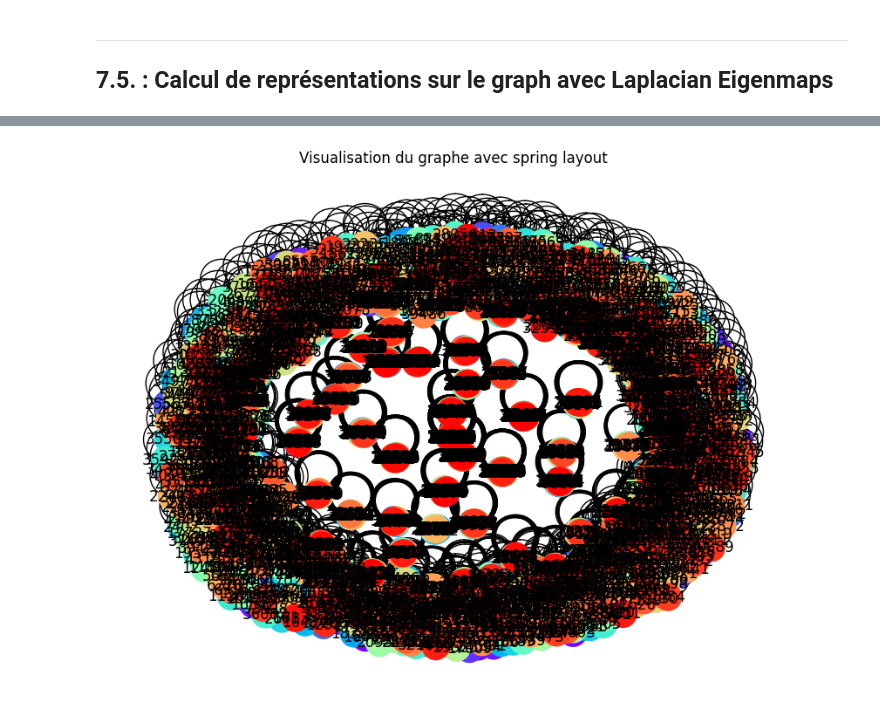
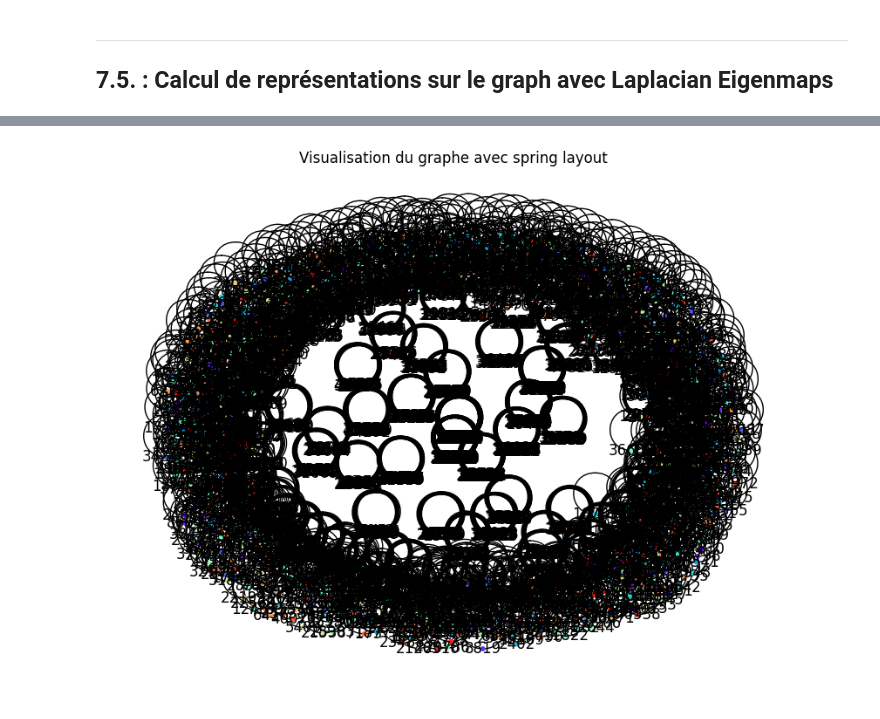
Before and after one commit to Bees11111/NetworkAnalysis_SearchEngine, a Jupyter notebook: partie3.ipynb, the cells around one changed output, grey strips where cells are left out. Cells and saved outputs as stored; diff of their text form; code cells hidden in the pictures.

```diff
--- a/partie3.ipynb
+++ b/partie3.ipynb
@@ -408,21 +409,21 @@ plt.show()
 # %%
 # 5. Comparaison avec une visualisation du graphe
 # Ici, on utilise un layout de type "spring layout" pour comparer
 pos = nx.spring_layout(G_sub)  # Positionnement des noeuds basé sur la force des arêtes
 
 plt.figure(figsize=(8, 6))
 nx.draw(
     G_sub,
     pos,
     with_labels=True,
     node_color=np.arange(len(G_sub.nodes())),
     cmap="rainbow",
-    node_size=500,
+    node_size=10,
 )
 plt.title("Visualisation du graphe avec spring layout")
 plt.show()
 # %% [output]
-[figure, old version]
+[figure, new version]
 # %%
 # 6. Optionnel : projection de l'Embedding avec t-SNE ou PCA
 # Comparer en projetant l'Embedding obtenu par Laplacian Eigenmaps avec t-SNE
```
Also changed, not shown: parts of 15 cells of this notebook, 1 other file.
